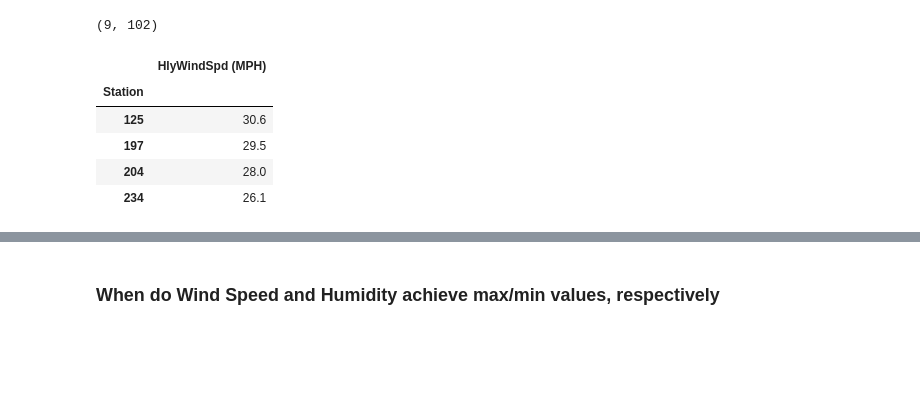
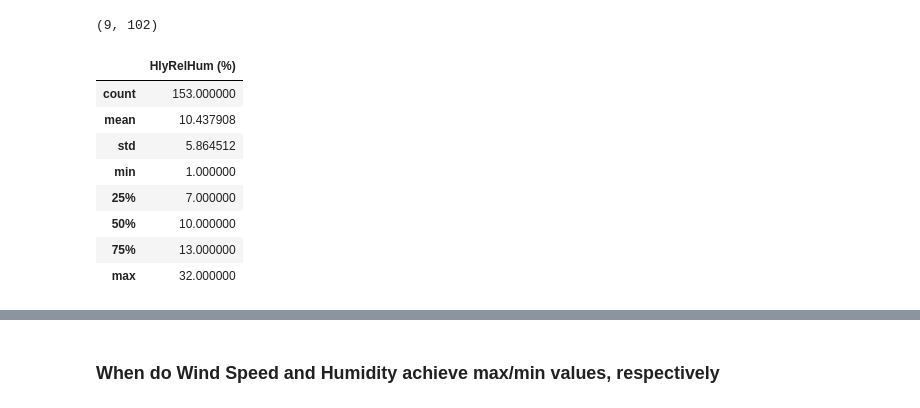
Before and after one commit to tomityrrell/psps-analysis, a Jupyter notebook: notebooks/Gluon-TS.ipynb, the cells around one changed output, grey strips where cells are left out. Cells and saved outputs as stored; diff of their text form; code cells hidden in the pictures; blank space fills up the shorter version.

```diff
--- a/notebooks/Gluon-TS.ipynb
+++ b/notebooks/Gluon-TS.ipynb
@@ -183,16 +112,19 @@ len(set(counties)), len(psps_county_stations.values)
 # %% [output]
 (9, 102)
 # %%
-wind_max = wr[wr.Station.isin(psps_county_stations.values)][["Station", "HlyWindSpd (MPH)"]].groupby("Station").max()
-wind_max = wind_max[(wind_max > 25) & (wind_max < 60)].dropna()
-wind_max
+maxs = wr.loc[wr["HlyRelHum (%)"] > 0, ["Station", "HlyRelHum (%)"]].groupby("Station").min()
+# wind_max = wind_max[(wind_max > 25) & (wind_max < 60)].dropna()
+maxs.describe()
 # %% [output]
-|  | HlyWindSpd (MPH) |
-| Station |  |
-| 125 | 30.6 |
-| 197 | 29.5 |
-| 204 | 28.0 |
-| 234 | 26.1 |
+|  | HlyRelHum (%) |
+| count | 153.000000 |
+| mean | 10.437908 |
+| std | 5.864512 |
+| min | 1.000000 |
+| 25% | 7.000000 |
+| 50% | 10.000000 |
+| 75% | 13.000000 |
+| max | 32.000000 |
 # %%
 ws[ws.StationNbr.isin(wind_max.index)]
 # %% [output]
```
Also changed, not shown: parts of 50 cells of this notebook, 10 other files.
